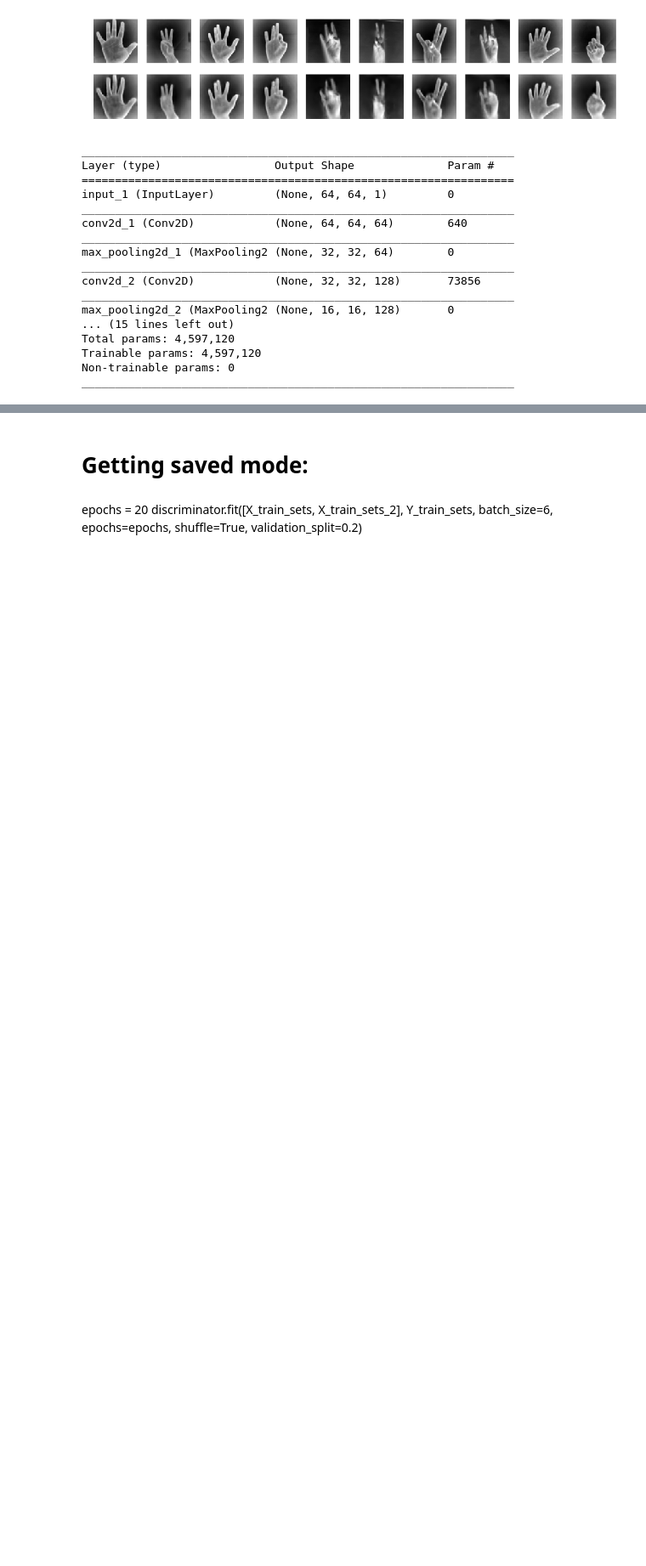
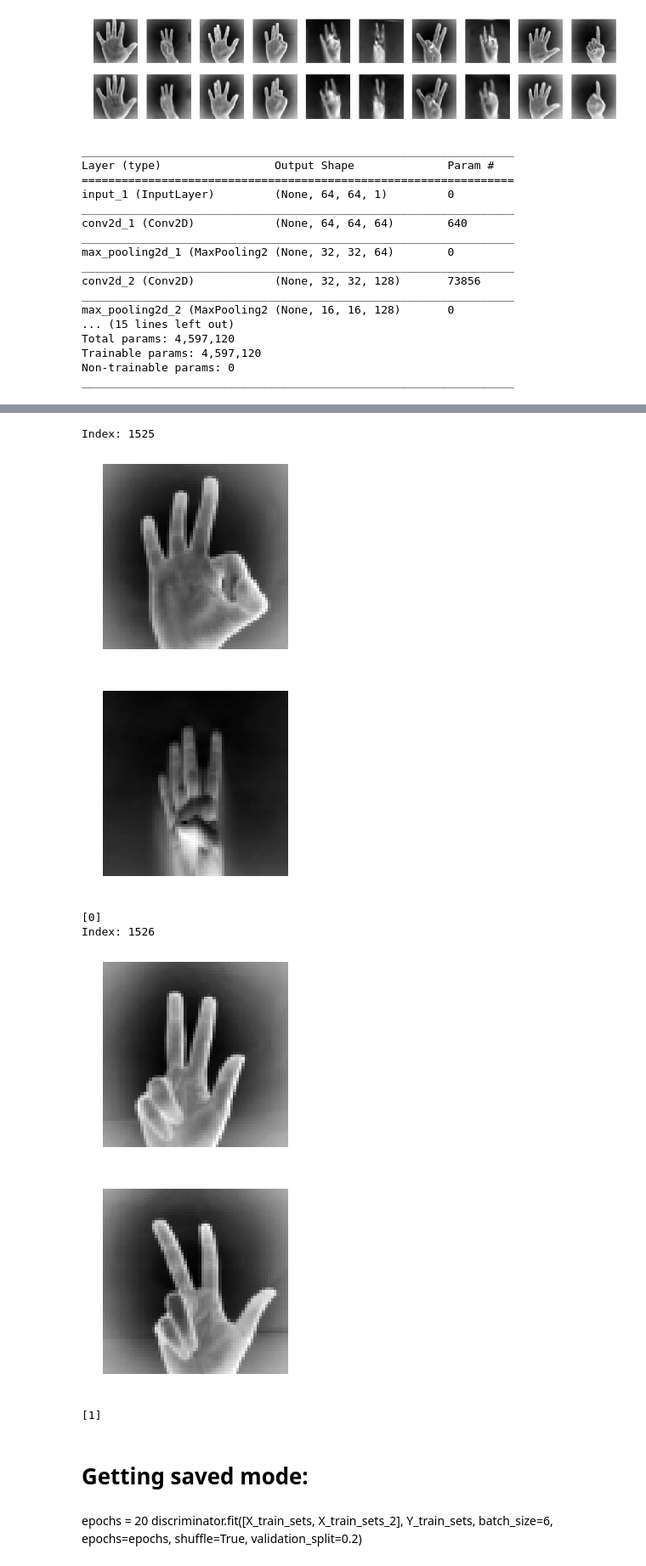
Before and after one commit to ardamavi/Classification-of-Sign-Language-with-UCA-Net, a Jupyter notebook: Colab-Supervised/Classification_of_Sign_Language_with_UCA_Net.ipynb, the cells around one changed output, grey strips where cells are left out. Shown: that part at 85% size. Cells and saved outputs as stored; diff of their text form; code cells hidden in the pictures; blank space fills up the shorter version.

```diff
--- a/Colab-Supervised/Classification_of_Sign_Language_with_UCA_Net.ipynb
+++ b/Colab-Supervised/Classification_of_Sign_Language_with_UCA_Net.ipynb
@@ -362,3 +364,39 @@ Y_train_sets = np.array(Y_train_sets)
+# %%
+# Example:
+
+indx = np.random.randint(len(X_train_sets), size=1)[0]
+
+print('Index:', indx)
+
+plt.gray()
+plt.imshow(X_train_sets[indx].reshape(img_size, img_size))
+plt.axis('off')
+plt.show()
+plt.gray()
+plt.imshow(X_train_sets_2[indx].reshape(img_size, img_size))
+plt.axis('off')
+plt.show()
+print(Y_train_sets[indx])
+
+print('Index:', indx+1)
+plt.gray()
+plt.imshow(X_train_sets[indx+1].reshape(img_size, img_size))
+plt.axis('off')
+plt.show()
+plt.gray()
+plt.imshow(X_train_sets_2[indx+1].reshape(img_size, img_size))
+plt.axis('off')
+plt.show()
+print(Y_train_sets[indx+1])
+# %% [output]
+Index: 1525
+[figure, added]
+[figure, added]
+[0]
+Index: 1526
+[figure, added]
+[figure, added]
+[1]
 # %% [markdown]
 # Getting saved mode:
 # %%
```
Also changed, not shown: parts of 11 cells of this notebook.
